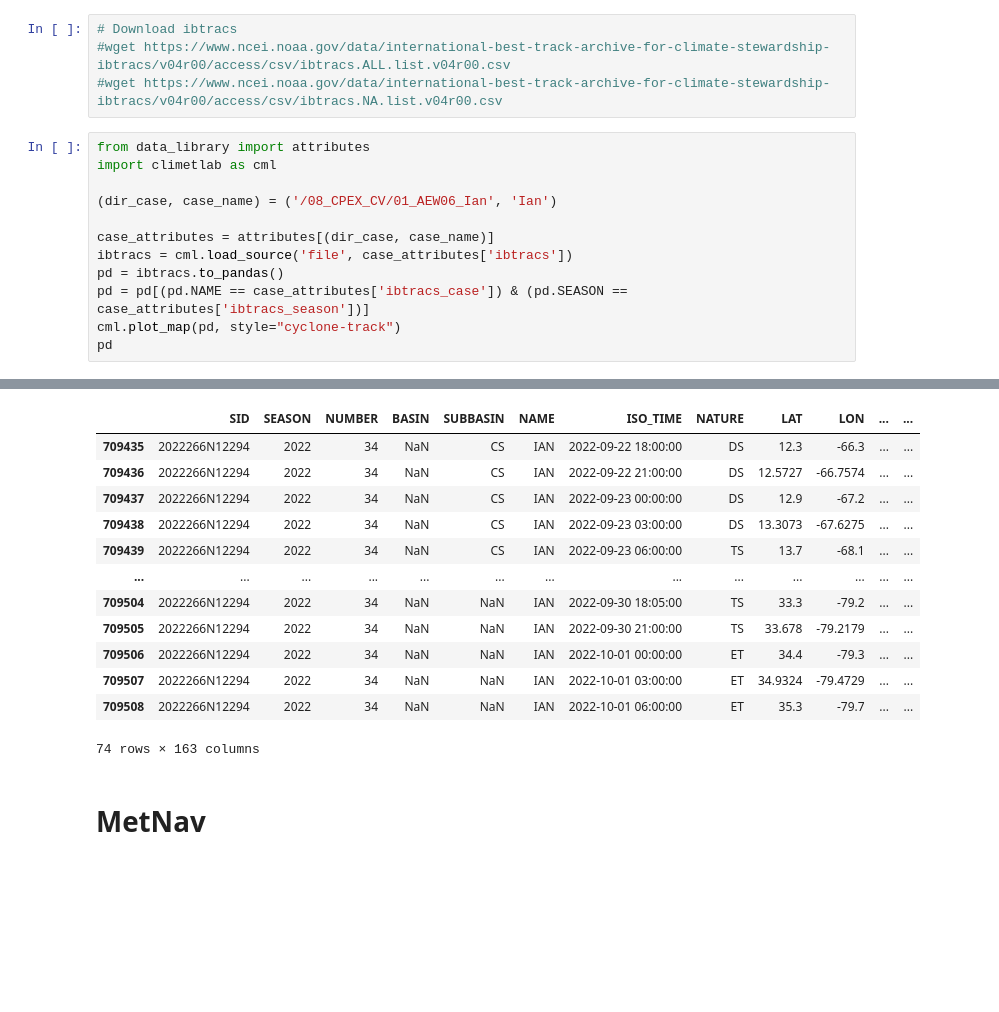
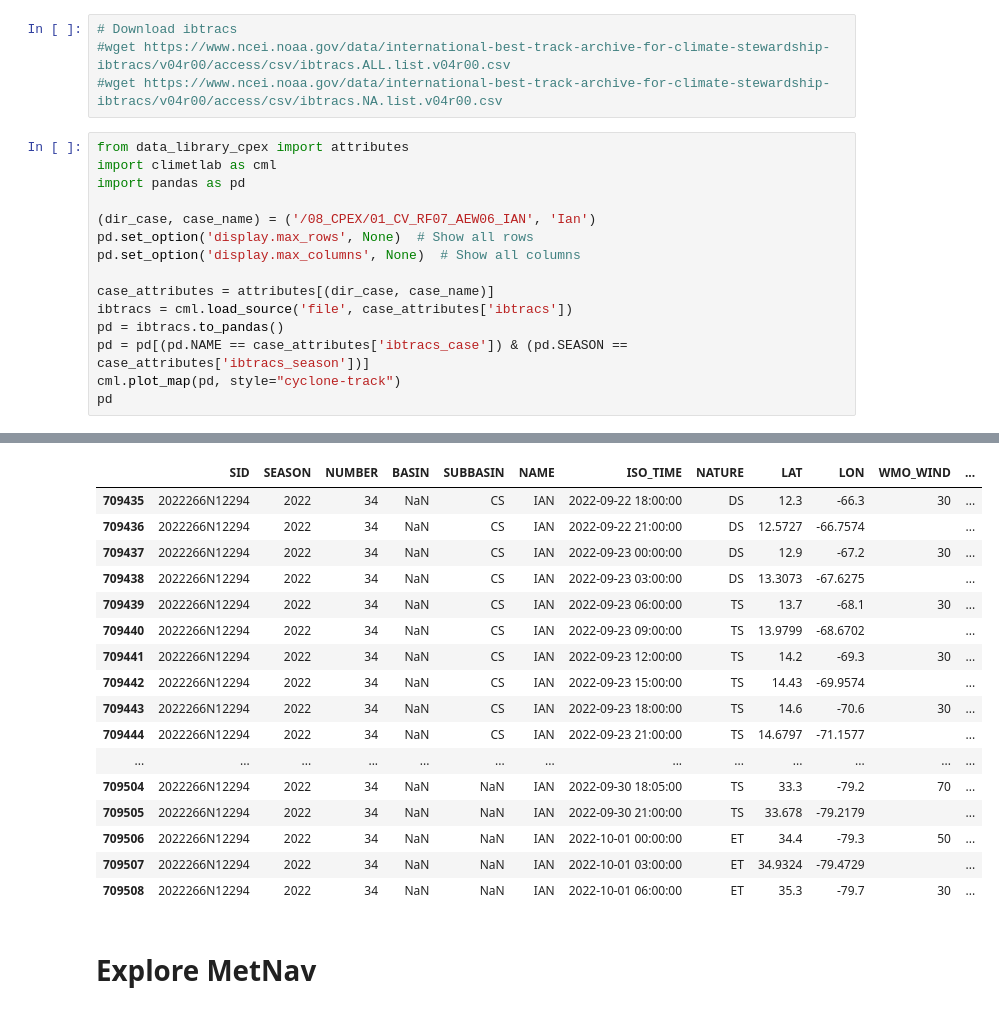
Before and after one commit to RoyCaitSith/climetlab-my-plugin, a Jupyter notebook: notebooks/cpex_visualization.ipynb, the cells around one changed output, grey strips where cells are left out. Drawn from its saved outputs; the diff is of its cells as text; blank space fills up the shorter version.

```diff
--- a/notebooks/cpex_visualization.ipynb
+++ b/notebooks/cpex_visualization.ipynb
@@ -5,32 +5,39 @@
 #wget https://www.ncei.noaa.gov/data/international-best-track-archive-for-climate-stewardship-ibtracs/v04r00/access/csv/ibtracs.ALL.list.v04r00.csv
 #wget https://www.ncei.noaa.gov/data/international-best-track-archive-for-climate-stewardship-ibtracs/v04r00/access/csv/ibtracs.NA.list.v04r00.csv
 # %%
-from data_library import attributes
+from data_library_cpex import attributes
 import climetlab as cml
+import pandas as pd
 
-(dir_case, case_name) = ('/08_CPEX_CV/01_AEW06_Ian', 'Ian')
+(dir_case, case_name) = ('/08_CPEX/01_CV_RF07_AEW06_IAN', 'Ian')
+pd.set_option('display.max_rows', None)  # Show all rows
+pd.set_option('display.max_columns', None)  # Show all columns
 
 case_attributes = attributes[(dir_case, case_name)]
 ibtracs = cml.load_source('file', case_attributes['ibtracs'])
 pd = ibtracs.to_pandas()
 pd = pd[(pd.NAME == case_attributes['ibtracs_case']) & (pd.SEASON == case_attributes['ibtracs_season'])]
 cml.plot_map(pd, style="cyclone-track")
 pd
 # %% [output]
 [figure]
-|  | SID | SEASON | NUMBER | BASIN | SUBBASIN | NAME | ISO_TIME | NATURE | LAT | LON | ... | ... |
-| 709435 | 2022266N12294 | 2022 | 34 | NaN | CS | IAN | 2022-09-22 18:00:00 | DS | 12.3 | -66.3 | ... | ... |
-| 709436 | 2022266N12294 | 2022 | 34 | NaN | CS | IAN | 2022-09-22 21:00:00 | DS | 12.5727 | -66.7574 | ... | ... |
-| 709437 | 2022266N12294 | 2022 | 34 | NaN | CS | IAN | 2022-09-23 00:00:00 | DS | 12.9 | -67.2 | ... | ... |
-| 709438 | 2022266N12294 | 2022 | 34 | NaN | CS | IAN | 2022-09-23 03:00:00 | DS | 13.3073 | -67.6275 | ... | ... |
-| 709439 | 2022266N12294 | 2022 | 34 | NaN | CS | IAN | 2022-09-23 06:00:00 | TS | 13.7 | -68.1 | ... | ... |
+|  | SID | SEASON | NUMBER | BASIN | SUBBASIN | NAME | ISO_TIME | NATURE | LAT | LON | WMO_WIND | ... |
+| 709435 | 2022266N12294 | 2022 | 34 | NaN | CS | IAN | 2022-09-22 18:00:00 | DS | 12.3 | -66.3 | 30 | ... |
+| 709436 | 2022266N12294 | 2022 | 34 | NaN | CS | IAN | 2022-09-22 21:00:00 | DS | 12.5727 | -66.7574 |  | ... |
+| 709437 | 2022266N12294 | 2022 | 34 | NaN | CS | IAN | 2022-09-23 00:00:00 | DS | 12.9 | -67.2 | 30 | ... |
+| 709438 | 2022266N12294 | 2022 | 34 | NaN | CS | IAN | 2022-09-23 03:00:00 | DS | 13.3073 | -67.6275 |  | ... |
+| 709439 | 2022266N12294 | 2022 | 34 | NaN | CS | IAN | 2022-09-23 06:00:00 | TS | 13.7 | -68.1 | 30 | ... |
+| 709440 | 2022266N12294 | 2022 | 34 | NaN | CS | IAN | 2022-09-23 09:00:00 | TS | 13.9799 | -68.6702 |  | ... |
+| 709441 | 2022266N12294 | 2022 | 34 | NaN | CS | IAN | 2022-09-23 12:00:00 | TS | 14.2 | -69.3 | 30 | ... |
+| 709442 | 2022266N12294 | 2022 | 34 | NaN | CS | IAN | 2022-09-23 15:00:00 | TS | 14.43 | -69.9574 |  | ... |
+| 709443 | 2022266N12294 | 2022 | 34 | NaN | CS | IAN | 2022-09-23 18:00:00 | TS | 14.6 | -70.6 | 30 | ... |
+| 709444 | 2022266N12294 | 2022 | 34 | NaN | CS | IAN | 2022-09-23 21:00:00 | TS | 14.6797 | -71.1577 |  | ... |
 | ... | ... | ... | ... | ... | ... | ... | ... | ... | ... | ... | ... | ... |
-| 709504 | 2022266N12294 | 2022 | 34 | NaN | NaN | IAN | 2022-09-30 18:05:00 | TS | 33.3 | -79.2 | ... | ... |
-| 709505 | 2022266N12294 | 2022 | 34 | NaN | NaN | IAN | 2022-09-30 21:00:00 | TS | 33.678 | -79.2179 | ... | ... |
-| 709506 | 2022266N12294 | 2022 | 34 | NaN | NaN | IAN | 2022-10-01 00:00:00 | ET | 34.4 | -79.3 | ... | ... |
-| 709507 | 2022266N12294 | 2022 | 34 | NaN | NaN | IAN | 2022-10-01 03:00:00 | ET | 34.9324 | -79.4729 | ... | ... |
-| 709508 | 2022266N12294 | 2022 | 34 | NaN | NaN | IAN | 2022-10-01 06:00:00 | ET | 35.3 | -79.7 | ... | ... |
+| 709504 | 2022266N12294 | 2022 | 34 | NaN | NaN | IAN | 2022-09-30 18:05:00 | TS | 33.3 | -79.2 | 70 | ... |
+| 709505 | 2022266N12294 | 2022 | 34 | NaN | NaN | IAN | 2022-09-30 21:00:00 | TS | 33.678 | -79.2179 |  | ... |
+| 709506 | 2022266N12294 | 2022 | 34 | NaN | NaN | IAN | 2022-10-01 00:00:00 | ET | 34.4 | -79.3 | 50 | ... |
+| 709507 | 2022266N12294 | 2022 | 34 | NaN | NaN | IAN | 2022-10-01 03:00:00 | ET | 34.9324 | -79.4729 |  | ... |
+| 709508 | 2022266N12294 | 2022 | 34 | NaN | NaN | IAN | 2022-10-01 06:00:00 | ET | 35.3 | -79.7 | 30 | ... |
-74 rows × 163 columns
 # %% [markdown]
-# MetNav
+# Explore MetNav
 # %%
```
Also changed, not shown: parts of 1 cell of this notebook, 11 other files.
